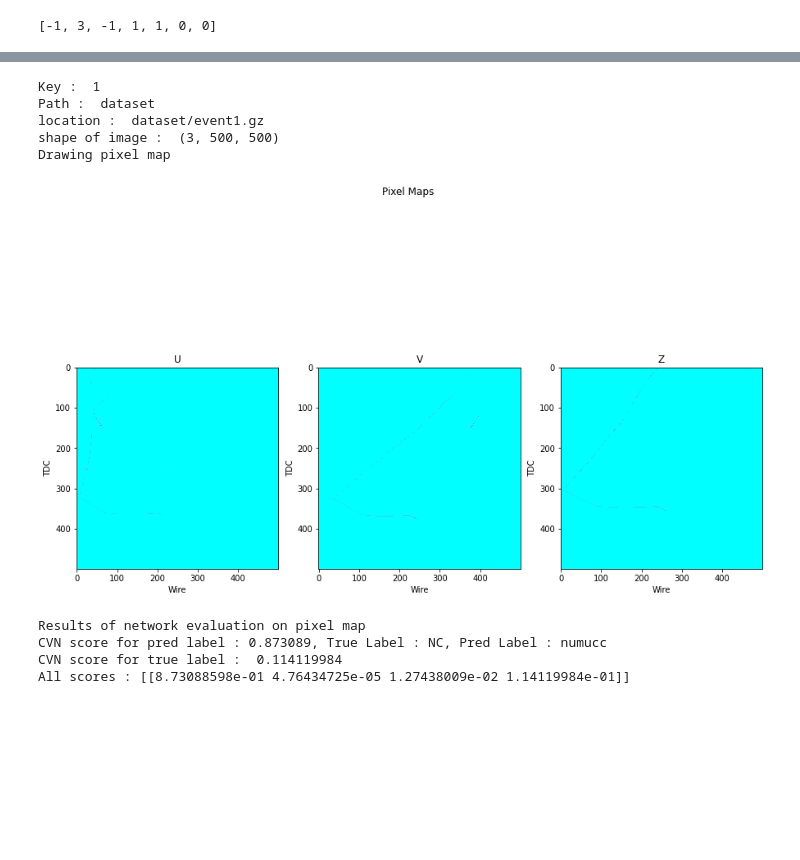
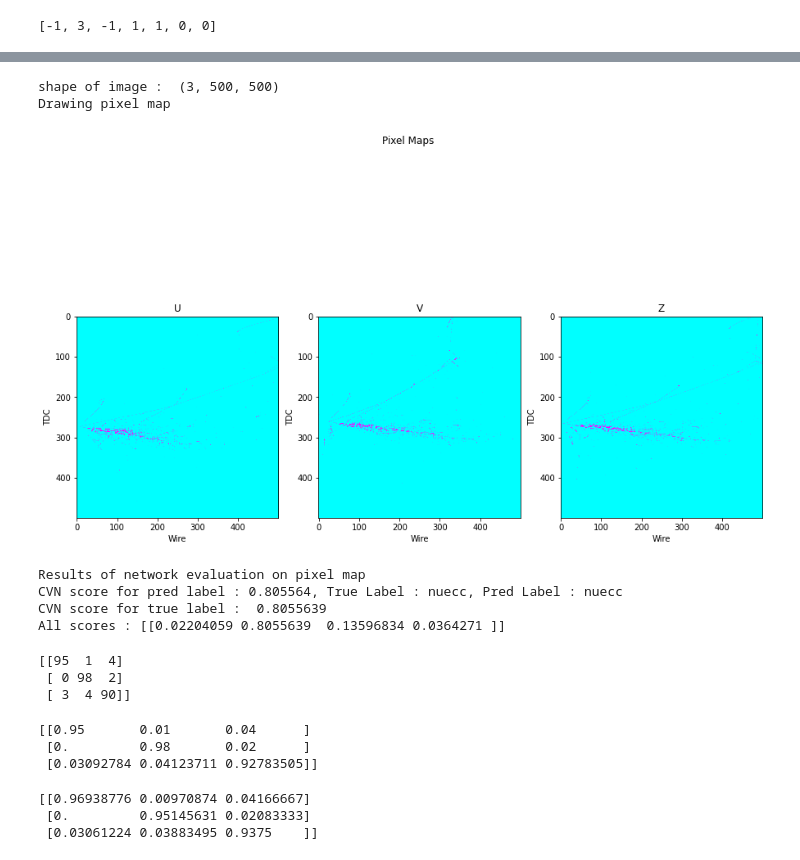
Before and after one commit to nitish-nayak/dune-cvn, a Jupyter notebook: dune_cvn_nusteam.ipynb, the cells around one changed output, grey strips where cells are left out. Cells and saved outputs as stored; diff of their text form; code cells hidden in the pictures; blank space fills up the shorter version.

```diff
--- a/dune_cvn_nusteam.ipynb
+++ b/dune_cvn_nusteam.ipynb
@@ -36,11 +60,8 @@ print(labels['1'])
 import zlib
 # function -- give it some inputs ("arguments") and return an output
 # this function reads the .gz image file given an argument like '0' or '1' or '2' and so on
-def get_pixelmap(key): # with a default value
-    path = TEST_PARAMS['images_path']
-    print('Key : ', key)
-    print('Path : ', path)
-    print('location : ', path+'/event'+key+'.gz')
+def get_pixelmap(key, flav): # with a default value
+    path = TEST_PARAMS['images_path']+'/'+flav
     with open(path+'/event'+key+'.gz', 'rb') as image_file:
         pixels = np.fromstring(zlib.decompress(image_file.read()), dtype=np.uint8, sep='').reshape(3, 500, 500)
         return pixels
@@ -73,7 +91,7 @@ import matplotlib.pylab as plt
 # useful variable which we use in the code later on
 flav_keys=['numucc', 'nuecc', 'nutaucc', 'NC']
 # function meant to draw an image. Input here is the image that we obtain from the previous function get_pixelmap
-def draw_single_pm(pm, pred=None, flav_label=None, flav_pred=None):
+def draw_single_pm(pm):
     fig, axs = plt.subplots(1, 3, figsize=(15, 10))
     fig.suptitle('Pixel Maps')
     titles = ['U', 'V', 'Z']
@@ -93,7 +111,7 @@ def convert_pm(pm):
 
     X = [None]*views
     for view in range(views):
-        X[view] = np.empty((1, planes, cells, 1), dtype='float32')
+        X[view] = np.zeros((1, planes, cells, 1), dtype='float32')
     for view in range(views):
         X[view][0, :, :, :] = pm[view, :, :].reshape(planes, cells, 1)
     return X
@@ -125,9 +143,9 @@ def print_pminfo(pm, ID):
 # draw image and also print results of network evaluation
 # flip = True, False (to flip each image horizontally)
 # turnoff = 0, 1 or 2 (to turn off particular images before evaluation)
-def show_pminfo(key, flip=False, turnoff=None):
+def show_pminfo(key, flav, flip=False, turnoff=None):
 
-    pm = get_pixelmap(key)
+    pm = get_pixelmap(key, flav)
     print('shape of image : ', pm.shape)
     print('Drawing pixel map')
     pm2 = pm
@@ -144,15 +162,12 @@ def show_pminfo(key, flip=False, turnoff=None):
     draw_single_pm(pm2)
     print_pminfo(pm2, key)
 # %%
-show_pminfo('1', True, turnoff=None)
+show_pminfo('15', 'nue')
 # %% [output]
-Key :  1
-Path :  dataset
-location :  dataset/event1.gz
 shape of image :  (3, 500, 500)
 Drawing pixel map
-[figure, old version]
+[figure, new version]
 Results of network evaluation on pixel map
-CVN score for pred label : 0.873089, True Label : NC, Pred Label : numucc
-CVN score for true label :  0.114119984
-All scores : [[8.73088598e-01 4.76434725e-05 1.27438009e-02 1.14119984e-01]]
+CVN score for pred label : 0.805564, True Label : nuecc, Pred Label : nuecc
+CVN score for true label :  0.8055639
+All scores : [[0.02204059 0.8055639  0.13596834 0.0364271 ]]
@@ -158,0 +198,20 @@ All scores : [[8.73088598e-01 4.76434725e-05 1.27438009e-02 1.14119984e-01]]
+# %%
+print(confusion_mat)
+# %% [output]
+[[95  1  4]
+ [ 0 98  2]
+ [ 3  4 90]]
+# %%
+eff_mat = confusion_mat/confusion_mat.sum(axis=1,keepdims=True)
+print(eff_mat)
+# %% [output]
+[[0.95       0.01       0.04      ]
+ [0.         0.98       0.02      ]
+ [0.03092784 0.04123711 0.92783505]]
+# %%
+pur_mat = confusion_mat/confusion_mat.sum(axis=0,keepdims=True)
+print(pur_mat)
+# %% [output]
+[[0.96938776 0.00970874 0.04166667]
+ [0.         0.95145631 0.02083333]
+ [0.03061224 0.03883495 0.9375    ]]
```
Also changed, not shown: parts of 16 cells of this notebook.
